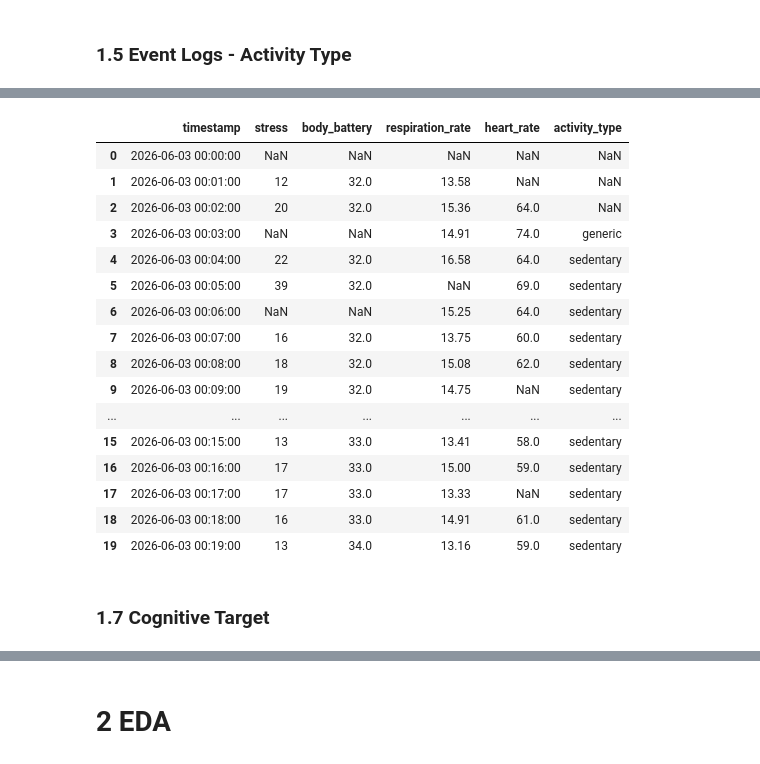
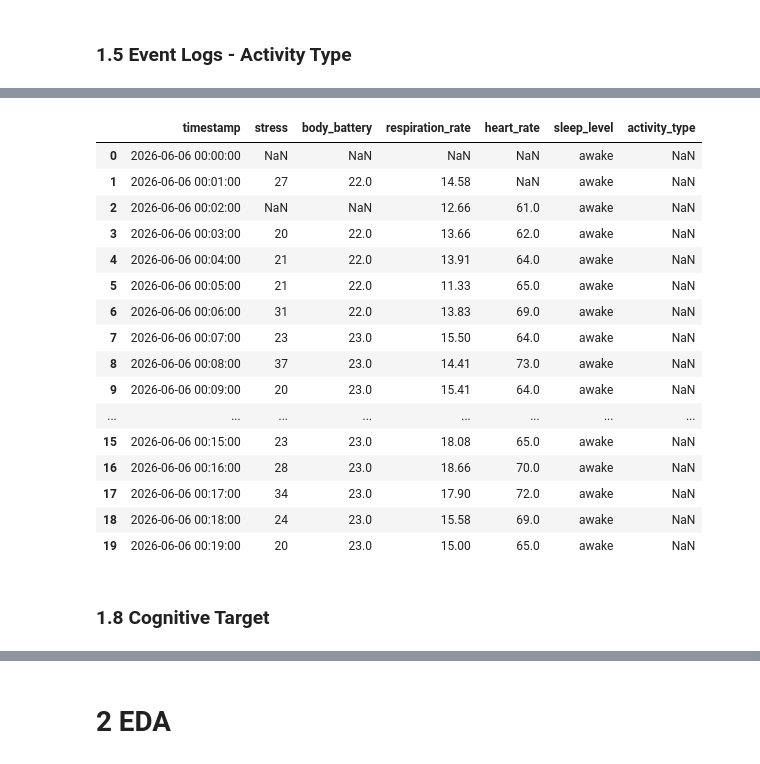
Before and after one commit to Xenoxort/ML4QS, a Jupyter notebook: notebooks/00_data_exportation.ipynb, the cells around one changed output, grey strips where cells are left out. Drawn from its saved outputs; the diff is of its cells as text; code cells hidden in the pictures.

Commit message:
Added sleep and plus 2 days. Sleep score is not yet in the dataset.

```diff
--- a/notebooks/00_data_exportation.ipynb
+++ b/notebooks/00_data_exportation.ipynb
@@ -50,6 +71,10 @@ COGNITIVE_LOGS = {
 # ============================================================
 data_dir = Path(f"../data/{first_date}")
 wellness_files = sorted(data_dir.glob("*_WELLNESS.fit"))
+sleep_file = next(
+    data_dir.glob("*_SLEEP_DATA.fit"),
+    None
+)
 
 print(f"Found {len(wellness_files)} WELLNESS files\n")
 
@@ -608,0 +733,14 @@ Name: count, dtype: int64
+# %%
+sleep_df, sleep_start, sleep_stop = (
+    extract_sleep_levels(
+        sleep_file,
+        LOCAL_OFFSET
+    )
+)
+
+print("Rows:", len(sleep_df))
+print("Sleep start:", sleep_start)
+print("Sleep stop :", sleep_stop)
+
+display(sleep_df.head())
+display(sleep_df.tail())
@@ -758,3 +964,14 @@ def build_daily_df(
     daily_df.index.name = "timestamp"
 
     return daily_df.reset_index()
+# %%
+sleep_df, sleep_start, sleep_stop = (
+    extract_sleep_levels(
+        sleep_file,
+        LOCAL_OFFSET
+    )
+)
+
+print("sleep_start:", sleep_start)
+print("sleep_stop :", sleep_stop)
+print("rows:", len(sleep_df))
@@ -764,6 +985,9 @@ daily_df = build_daily_df(
     body_battery_df,
     respiration_df,
     monitoring_df,
+    sleep_df,
+    sleep_start,
+    sleep_stop,
     events_df,
     first_date
 )
@@ -796,22 +1021,22 @@ Date range:
-|  | timestamp | stress | body_battery | respiration_rate | heart_rate | activity_type |
-| 0 | 2026-06-03 00:00:00 | NaN | NaN | NaN | NaN | NaN |
-| 1 | 2026-06-03 00:01:00 | 12 | 32.0 | 13.58 | NaN | NaN |
-| 2 | 2026-06-03 00:02:00 | 20 | 32.0 | 15.36 | 64.0 | NaN |
-| 3 | 2026-06-03 00:03:00 | NaN | NaN | 14.91 | 74.0 | generic |
-| 4 | 2026-06-03 00:04:00 | 22 | 32.0 | 16.58 | 64.0 | sedentary |
-| 5 | 2026-06-03 00:05:00 | 39 | 32.0 | NaN | 69.0 | sedentary |
-| 6 | 2026-06-03 00:06:00 | NaN | NaN | 15.25 | 64.0 | sedentary |
-| 7 | 2026-06-03 00:07:00 | 16 | 32.0 | 13.75 | 60.0 | sedentary |
-| 8 | 2026-06-03 00:08:00 | 18 | 32.0 | 15.08 | 62.0 | sedentary |
-| 9 | 2026-06-03 00:09:00 | 19 | 32.0 | 14.75 | NaN | sedentary |
-| ... | ... | ... | ... | ... | ... | ... |
-| 15 | 2026-06-03 00:15:00 | 13 | 33.0 | 13.41 | 58.0 | sedentary |
-| 16 | 2026-06-03 00:16:00 | 17 | 33.0 | 15.00 | 59.0 | sedentary |
-| 17 | 2026-06-03 00:17:00 | 17 | 33.0 | 13.33 | NaN | sedentary |
-| 18 | 2026-06-03 00:18:00 | 16 | 33.0 | 14.91 | 61.0 | sedentary |
-| 19 | 2026-06-03 00:19:00 | 13 | 34.0 | 13.16 | 59.0 | sedentary |
+|  | timestamp | stress | body_battery | respiration_rate | heart_rate | sleep_level | activity_type |
+| 0 | 2026-06-06 00:00:00 | NaN | NaN | NaN | NaN | awake | NaN |
+| 1 | 2026-06-06 00:01:00 | 27 | 22.0 | 14.58 | NaN | awake | NaN |
+| 2 | 2026-06-06 00:02:00 | NaN | NaN | 12.66 | 61.0 | awake | NaN |
+| 3 | 2026-06-06 00:03:00 | 20 | 22.0 | 13.66 | 62.0 | awake | NaN |
+| 4 | 2026-06-06 00:04:00 | 21 | 22.0 | 13.91 | 64.0 | awake | NaN |
+| 5 | 2026-06-06 00:05:00 | 21 | 22.0 | 11.33 | 65.0 | awake | NaN |
+| 6 | 2026-06-06 00:06:00 | 31 | 22.0 | 13.83 | 69.0 | awake | NaN |
+| 7 | 2026-06-06 00:07:00 | 23 | 23.0 | 15.50 | 64.0 | awake | NaN |
+| 8 | 2026-06-06 00:08:00 | 37 | 23.0 | 14.41 | 73.0 | awake | NaN |
+| 9 | 2026-06-06 00:09:00 | 20 | 23.0 | 15.41 | 64.0 | awake | NaN |
+| ... | ... | ... | ... | ... | ... | ... | ... |
+| 15 | 2026-06-06 00:15:00 | 23 | 23.0 | 18.08 | 65.0 | awake | NaN |
+| 16 | 2026-06-06 00:16:00 | 28 | 23.0 | 18.66 | 70.0 | awake | NaN |
+| 17 | 2026-06-06 00:17:00 | 34 | 23.0 | 17.90 | 72.0 | awake | NaN |
+| 18 | 2026-06-06 00:18:00 | 24 | 23.0 | 15.58 | 69.0 | awake | NaN |
+| 19 | 2026-06-06 00:19:00 | 20 | 23.0 | 15.00 | 65.0 | awake | NaN |
 # %% [markdown]
-### 1.7 Cognitive Target
+### 1.8 Cognitive Target
 # %%
 def add_cognitive_target(
     daily_df,
```
Also changed, not shown: parts of 27 cells of this notebook, 24 other files.
